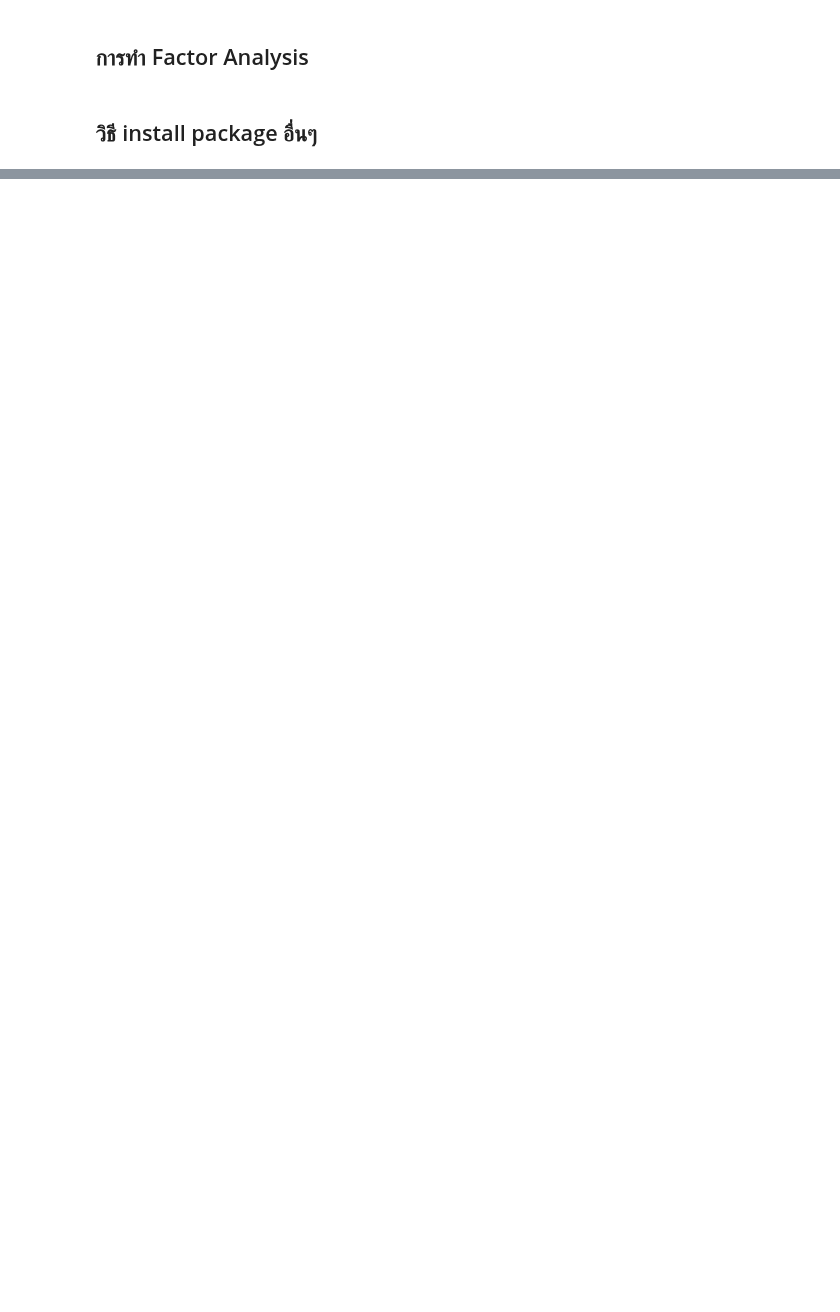
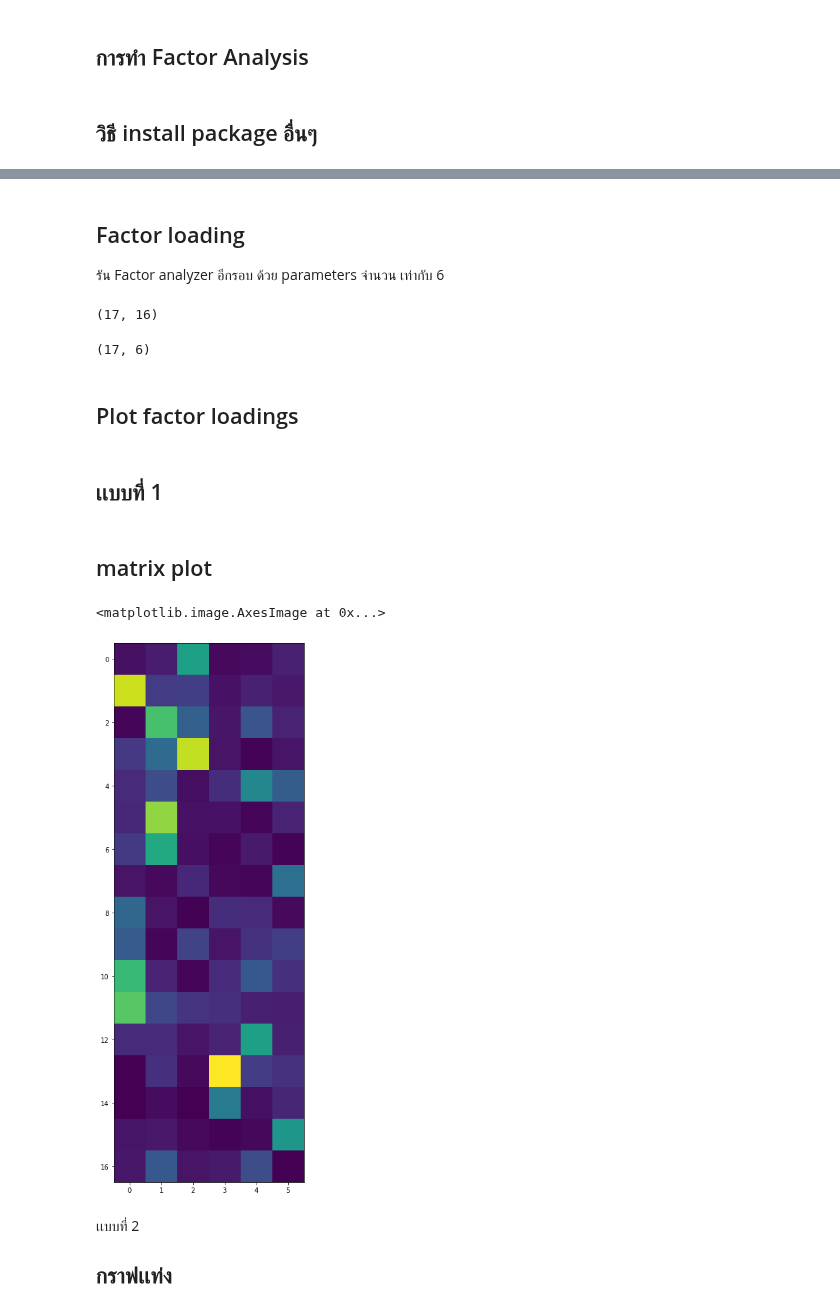
Before and after one commit to SupidchayaTangkidwanich/multivariate, a Jupyter notebook: Chapter_5_Factor_Analysis.ipynb, the cells around one changed output, grey strips where cells are left out. Saved outputs shown, nothing was run; the diff lists cells and outputs as text; code cells hidden in the pictures; blank space fills up the shorter version.

```diff
--- a/Chapter_5_Factor_Analysis.ipynb
+++ b/Chapter_5_Factor_Analysis.ipynb
@@ -288,5 +288,5 @@ Successfully installed factor-analyzer-0.3.2
 from factor_analyzer import FactorAnalyzer
 import matplotlib.pyplot as plt
 # %%
-FIFA_data_dropped = FIFA_data.iloc[:,1:-3] # เอาทุกเเถวเลยไม่เอาคอลัมน์เเรกเเละสามคอลัมน์สุดท้าย
+FIFA_data_dropped = FIFA_data.iloc[:,3:-7] # เอาทุกเเถวเลยไม่เอาคอลัมน์เเรกเเละสามคอลัมน์สุดท้าย
 FIFA_data_dropped
@@ -292,0 +415,19 @@ FIFA_data_dropped
+# %% [markdown]
+## Factor loading
+รัน Factor analyzer อีกรอบ ด้วย parameters จำนวน เท่ากับ 6
+# %%
+fa.loadings_.shape # 17 ตัวเเปร factor ที่คำนวณ 16 มีอิทธิพลมากน้อยเเค่ไหน
+# %% [output]
+(17, 16)
+# %%
+from factor_analyzer import FactorAnalyzer
+fa2 = FactorAnalyzer(n_factors=6)
+data_fa = fa2.fit_transform(FIFA_data_dropped)
+# %%
+fa2.loadings_.shape
+# %% [output]
+(17, 6)
+# %% [markdown]
+## Plot factor loadings
+# %% [markdown]
+## เเบบที่ 1
@@ -292,0 +438,12 @@ FIFA_data_dropped
+# %% [markdown]
+## matrix plot
+# %%
+matplotlib.rcParams['figure.figsize']=[15,15] # ทำให้กราฟใหญ่ขึ้น
+plt.imshow(np.absolute(fa2.loadings_)) # ค่ายิ่งมากเป็นสีสว่าง ค่าน้อยเป็นสีเข้ม
+# %% [output]
+<matplotlib.image.AxesImage at 0x...>
+[figure, added]
+# %% [markdown]
+เเบบที่ 2
+
+## กราฟเเท่ง
```
Also changed, not shown: parts of 28 cells of this notebook.
